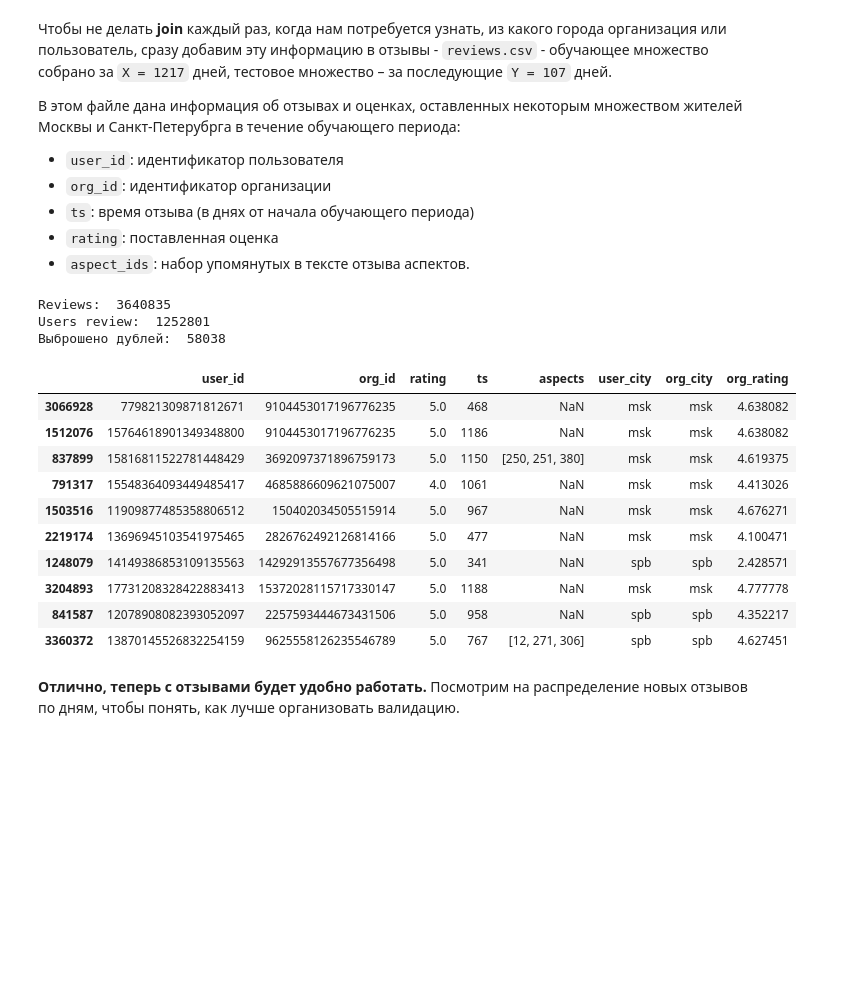
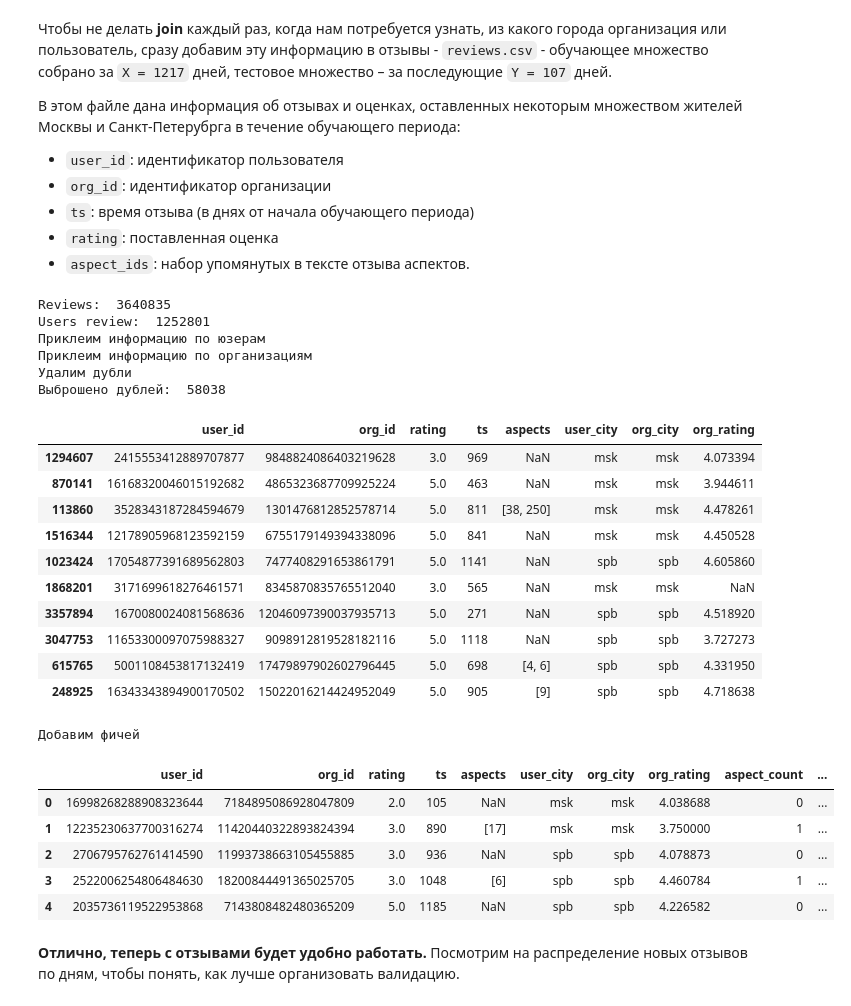
Before and after one commit to a-milenkin/Yandex_Cup_2021, a Jupyter notebook: Milenkin_baseline.ipynb, the cells around one changed output. Saved outputs shown, nothing was run; the diff lists cells and outputs as text; code cells hidden in the pictures; blank space fills up the shorter version.

```diff
--- a/Milenkin_baseline.ipynb
+++ b/Milenkin_baseline.ipynb
@@ -102,20 +101,20 @@ print('Reviews: ', len(reviews))
 print('Users review: ', reviews.user_id.nunique())
 
 # encode users ids as numeric
+print('Приклеим информацию по юзерам')
 reviews = reviews.merge(users, on='user_id', how='left')
 reviews = reviews.rename({'city': 'user_city'}, axis=1)
 
+print('Приклеим информацию по организациям')
 orgs.rename({'rating': 'org_rating'}, axis=1, inplace=True)
-
 reviews = reviews.merge(orgs[['org_id', 'city','org_rating']], on='org_id', how='left') # encode orgs ids as numeric
 reviews = reviews.rename({'city': 'org_city'}, axis=1)
-
-
 
 
 columns = ['aspects'] # create lists
 apply_to_columns(reviews, columns)
 
+print('Удалим дубли')
 len_before_drop_duplics = len(reviews)
 reviews.drop_duplicates(['user_id', 'org_id','rating','ts','user_city','org_city'], inplace=True) # Удаляем дубли
 len_after_drop_duplics = len(reviews)
@@ -125,15 +124,18 @@ reviews.sample(10)
 # %% [output]
 Reviews:  3640835
 Users review:  1252801
+Приклеим информацию по юзерам
+Приклеим информацию по организациям
+Удалим дубли
 Выброшено дублей:  58038
 |  | user_id | org_id | rating | ts | aspects | user_city | org_city | org_rating |
-| 3066928 | 779821309871812671 | 9104453017196776235 | 5.0 | 468 | NaN | msk | msk | 4.638082 |
-| 1512076 | 15764618901349348800 | 9104453017196776235 | 5.0 | 1186 | NaN | msk | msk | 4.638082 |
-| 837899 | 15816811522781448429 | 3692097371896759173 | 5.0 | 1150 | [250, 251, 380] | msk | msk | 4.619375 |
-| 791317 | 15548364093449485417 | 4685886609621075007 | 4.0 | 1061 | NaN | msk | msk | 4.413026 |
-| 1503516 | 11909877485358806512 | 150402034505515914 | 5.0 | 967 | NaN | msk | msk | 4.676271 |
-| 2219174 | 13696945103541975465 | 2826762492126814166 | 5.0 | 477 | NaN | msk | msk | 4.100471 |
-| 1248079 | 14149386853109135563 | 14292913557677356498 | 5.0 | 341 | NaN | spb | spb | 2.428571 |
-| 3204893 | 17731208328422883413 | 15372028115717330147 | 5.0 | 1188 | NaN | msk | msk | 4.777778 |
-| 841587 | 12078908082393052097 | 2257593444673431506 | 5.0 | 958 | NaN | spb | spb | 4.352217 |
-| 3360372 | 13870145526832254159 | 9625558126235546789 | 5.0 | 767 | [12, 271, 306] | spb | spb | 4.627451 |
+| 1294607 | 2415553412889707877 | 9848824086403219628 | 3.0 | 969 | NaN | msk | msk | 4.073394 |
+| 870141 | 16168320046015192682 | 4865323687709925224 | 5.0 | 463 | NaN | msk | msk | 3.944611 |
+| 113860 | 3528343187284594679 | 1301476812852578714 | 5.0 | 811 | [38, 250] | msk | msk | 4.478261 |
+| 1516344 | 12178905968123592159 | 6755179149394338096 | 5.0 | 841 | NaN | msk | msk | 4.450528 |
+| 1023424 | 17054877391689562803 | 7477408291653861791 | 5.0 | 1141 | NaN | spb | spb | 4.605860 |
+| 1868201 | 3171699618276461571 | 8345870835765512040 | 3.0 | 565 | NaN | msk | msk | NaN |
+| 3357894 | 1670080024081568636 | 12046097390037935713 | 5.0 | 271 | NaN | spb | spb | 4.518920 |
+| 3047753 | 11653300097075988327 | 9098912819528182116 | 5.0 | 1118 | NaN | spb | spb | 3.727273 |
+| 615765 | 5001108453817132419 | 17479897902602796445 | 5.0 | 698 | [4, 6] | spb | spb | 4.331950 |
+| 248925 | 16343343894900170502 | 15022016214424952049 | 5.0 | 905 | [9] | spb | spb | 4.718638 |
@@ -140,3 +144,22 @@ Users review:  1252801
+# %%
+print("Добавим фичей")
+reviews['aspect_count'] = reviews['aspects'].apply(count_feature)
+activity = reviews.groupby(by='user_id', as_index = False).agg(
+    user_mean_rating = ('rating', 'mean'),
+    user_review_activity = ('rating', 'count'),
+    user_aspect_activity = ('aspect_count', 'sum'))
+
+reviews = reviews.merge(activity[['user_id', 'user_mean_rating',
+                                  'user_review_activity', 'user_aspect_activity']], on='user_id', how='left') # encode orgs ids as numeric
+reviews.head(5)
+# %% [output]
+Добавим фичей
+|  | user_id | org_id | rating | ts | aspects | user_city | org_city | org_rating | aspect_count | ... |
+| 0 | 16998268288908323644 | 7184895086928047809 | 2.0 | 105 | NaN | msk | msk | 4.038688 | 0 | ... |
+| 1 | 12235230637700316274 | 11420440322893824394 | 3.0 | 890 | [17] | msk | msk | 3.750000 | 1 | ... |
+| 2 | 2706795762761414590 | 11993738663105455885 | 3.0 | 936 | NaN | spb | spb | 4.078873 | 0 | ... |
+| 3 | 2522006254806484630 | 18200844491365025705 | 3.0 | 1048 | [6] | spb | spb | 4.460784 | 1 | ... |
+| 4 | 2035736119522953868 | 7143808482480365209 | 5.0 | 1185 | NaN | spb | spb | 4.226582 | 0 | ... |
 # %% [markdown]
 **Отлично, теперь с отзывами будет удобно работать.**  Посмотрим на распределение новых отзывов по дням, чтобы понять, как лучше организовать валидацию.
 # %%
```
Also changed, not shown: parts of 20 cells of this notebook, 1 other file.
